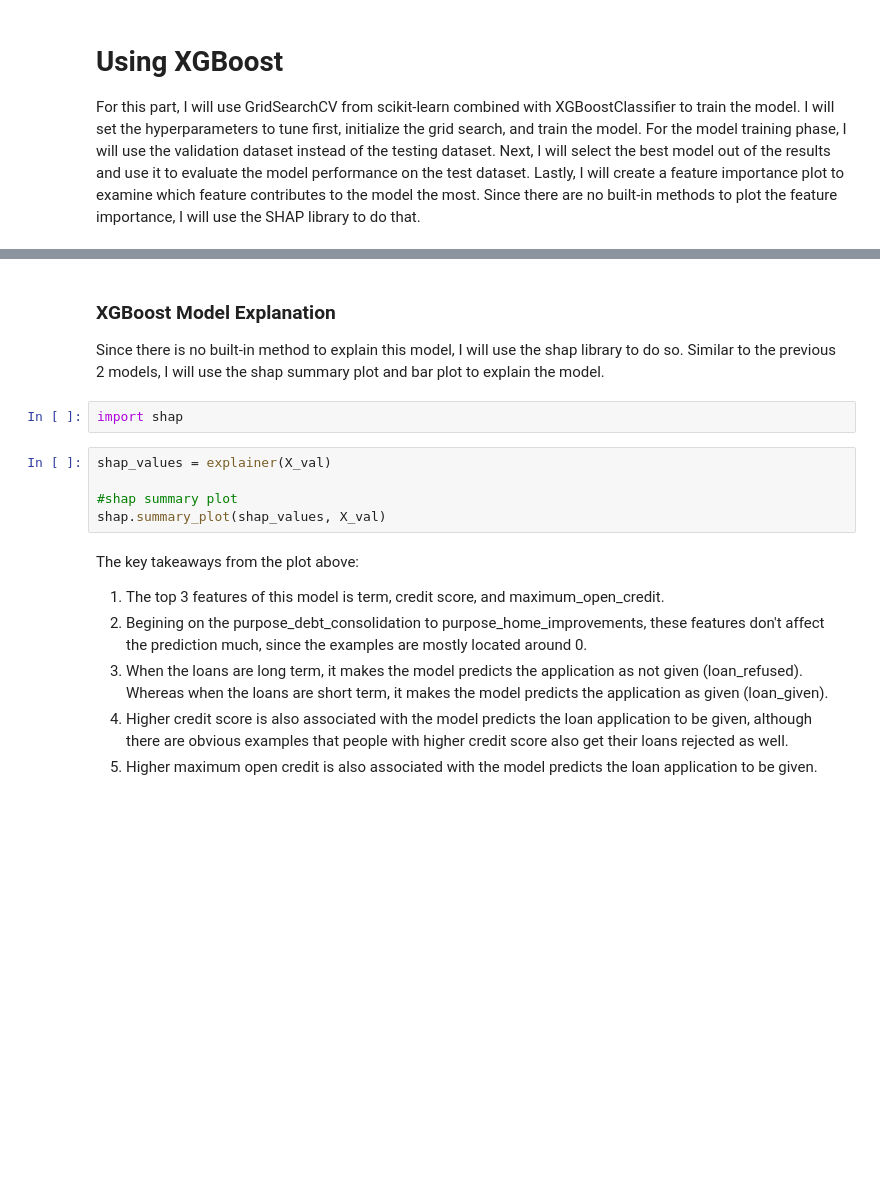
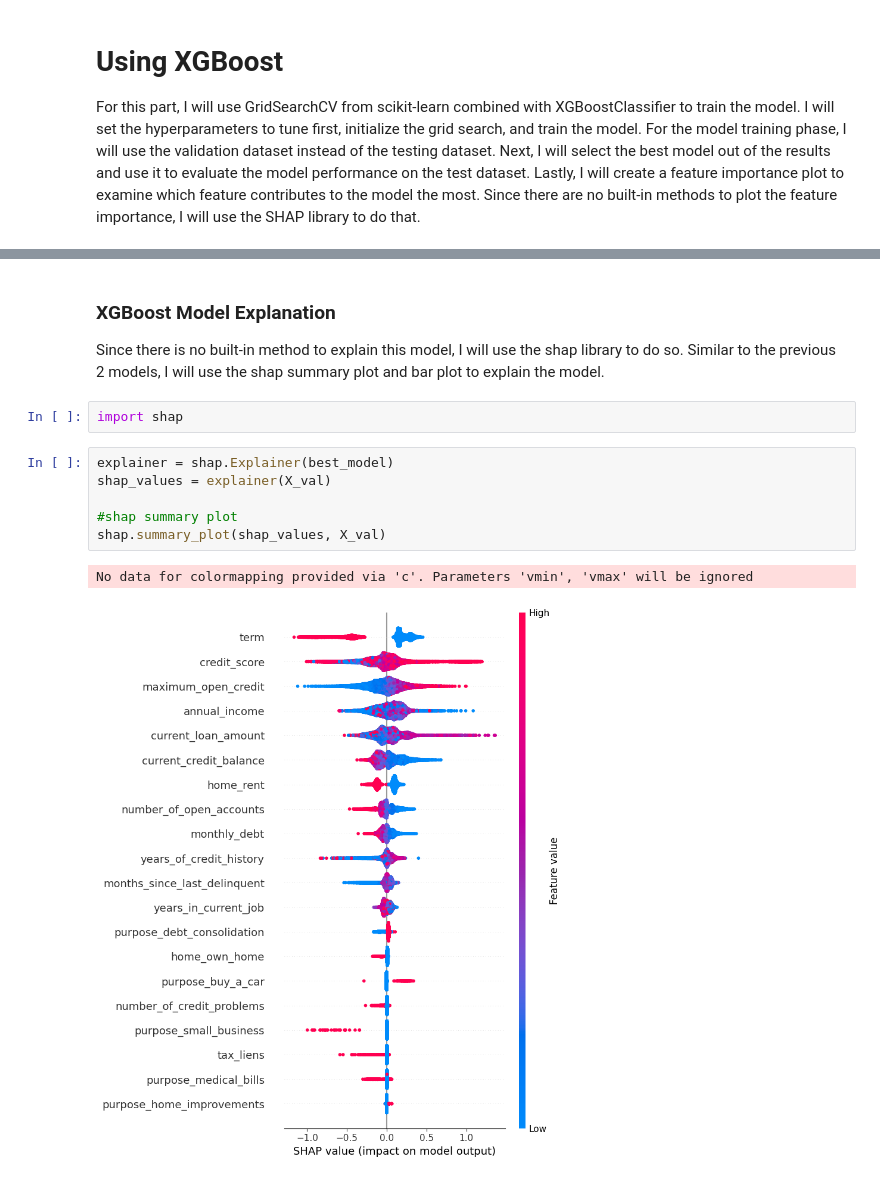
Before and after one commit to nugroho1234/loan-classification-h20-xgboost, a Jupyter notebook: 3-Model Training.ipynb, the cells around one changed output, grey strips where cells are left out. Drawn from its saved outputs; the diff is of its cells as text; blank space fills up the shorter version.

```diff
--- a/3-Model Training.ipynb
+++ b/3-Model Training.ipynb
@@ -338,17 +370,14 @@ print("Test AUC Score:", test_auc)
-# %% [markdown]
-### XGBoost Model Explanation
-Since there is no built-in method to explain this model, I will use the shap library to do so. Similar to the previous 2 models, I will use the shap summary plot and bar plot to explain the model.
+# %% [markdown]
+### XGBoost Model Explanation
+Since there is no built-in method to explain this model, I will use the shap library to do so. Similar to the previous 2 models, I will use the shap summary plot and bar plot to explain the model.
 # %%
 import shap
 # %%
+explainer = shap.Explainer(best_model)
 shap_values = explainer(X_val)
 
 #shap summary plot
 shap.summary_plot(shap_values, X_val)
+# %% [output]
+No data for colormapping provided via 'c'. Parameters 'vmin', 'vmax' will be ignored
+[figure, added]
-# %% [markdown]
-The key takeaways from the plot above:
-1. The top 3 features of this model is term, credit score, and maximum_open_credit.
-2. Begining on the purpose_debt_consolidation to purpose_home_improvements, these features don't affect the prediction much, since the examples are mostly located around 0.
-3. When the loans are long term, it makes the model predicts the application as not given (loan_refused). Whereas when the loans are short term, it makes the model predicts the application as given (loan_given).
-4. Higher credit score is also associated with the model predicts the loan application to be given, although there are obvious examples that people with higher credit score also get their loans rejected as well.
-5. Higher maximum open credit is also associated with the model predicts the loan application to be given.
```
Also changed, not shown: parts of 27 cells of this notebook, 10 other files.
